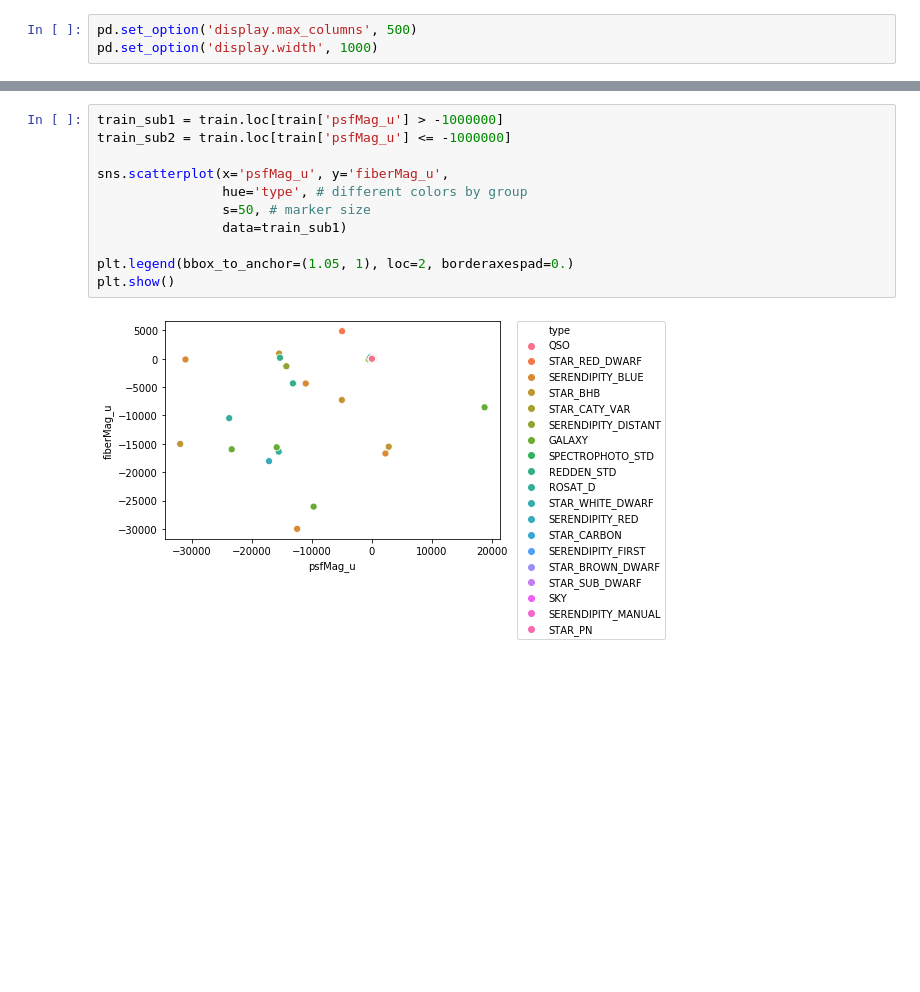
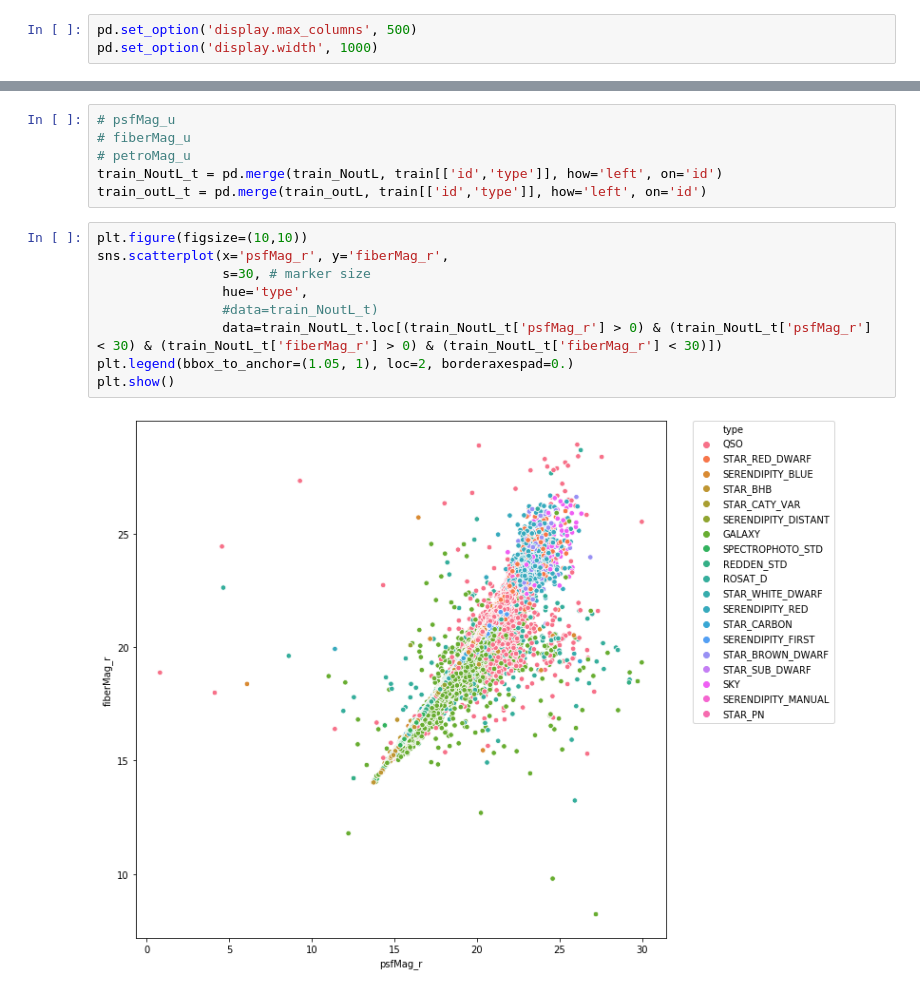
Before and after one commit to idjoopal/MLFW_study, a Jupyter notebook: Dacon/classification_universe.ipynb, the cells around one changed output, grey strips where cells are left out. Drawn from its saved outputs; the diff is of its cells as text; blank space fills up the shorter version.

```diff
--- a/Dacon/classification_universe.ipynb
+++ b/Dacon/classification_universe.ipynb
@@ -135,13 +88,17 @@ ValueError: Could not interpret input 'type'
-# %%
-train_sub1 = train.loc[train['psfMag_u'] > -1000000]
-train_sub2 = train.loc[train['psfMag_u'] <= -1000000]
-
-sns.scatterplot(x='psfMag_u', y='fiberMag_u',
-                hue='type', # different colors by group
-                s=50, # marker size
-                data=train_sub1)
-
-plt.legend(bbox_to_anchor=(1.05, 1), loc=2, borderaxespad=0.)
-plt.show()
-# %% [output]
-[figure, removed]
+# %%
+# psfMag_u
+# fiberMag_u
+# petroMag_u
+train_NoutL_t = pd.merge(train_NoutL, train[['id','type']], how='left', on='id')
+train_outL_t = pd.merge(train_outL, train[['id','type']], how='left', on='id')
+# %%
+plt.figure(figsize=(10,10))
+sns.scatterplot(x='psfMag_r', y='fiberMag_r',
+                s=30, # marker size
+                hue='type',
+                #data=train_NoutL_t)
+                data=train_NoutL_t.loc[(train_NoutL_t['psfMag_r'] > 0) & (train_NoutL_t['psfMag_r'] < 30) & (train_NoutL_t['fiberMag_r'] > 0) & (train_NoutL_t['fiberMag_r'] < 30)])
+plt.legend(bbox_to_anchor=(1.05, 1), loc=2, borderaxespad=0.)
+plt.show()
+# %% [output]
+[figure, added]
```
Also changed, not shown: parts of 16 cells of this notebook.
